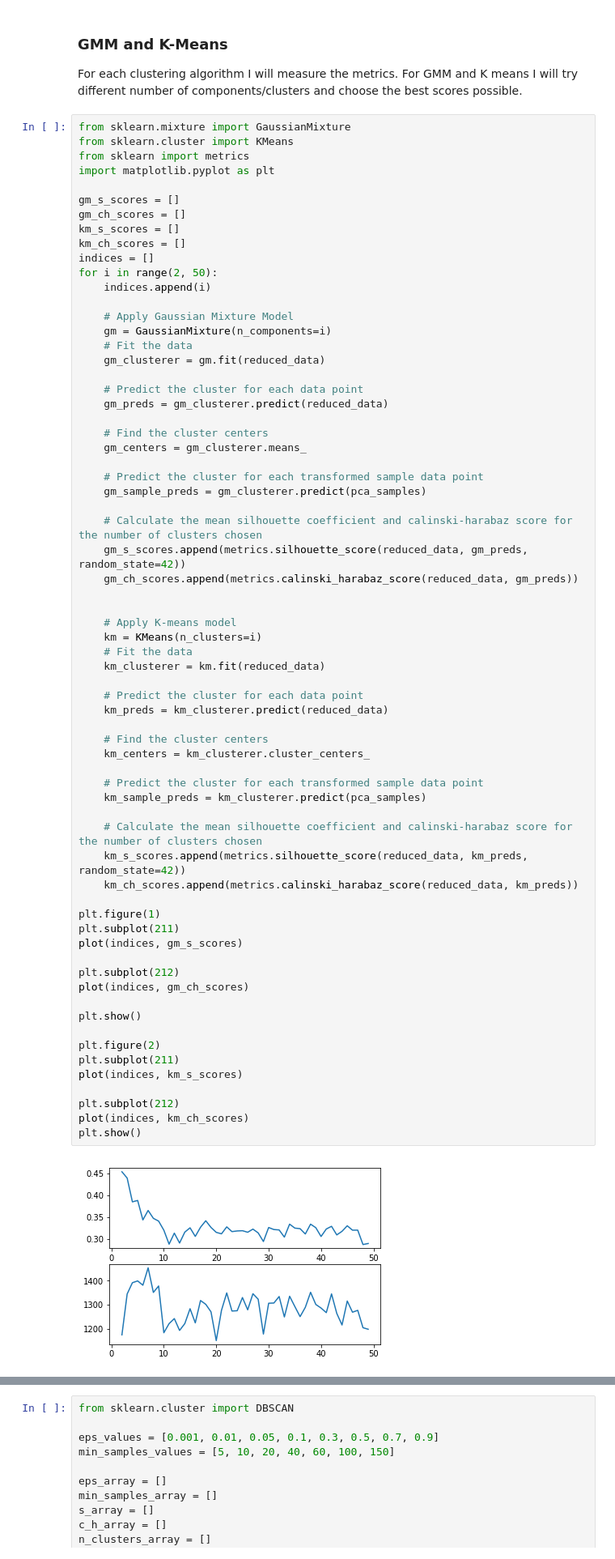
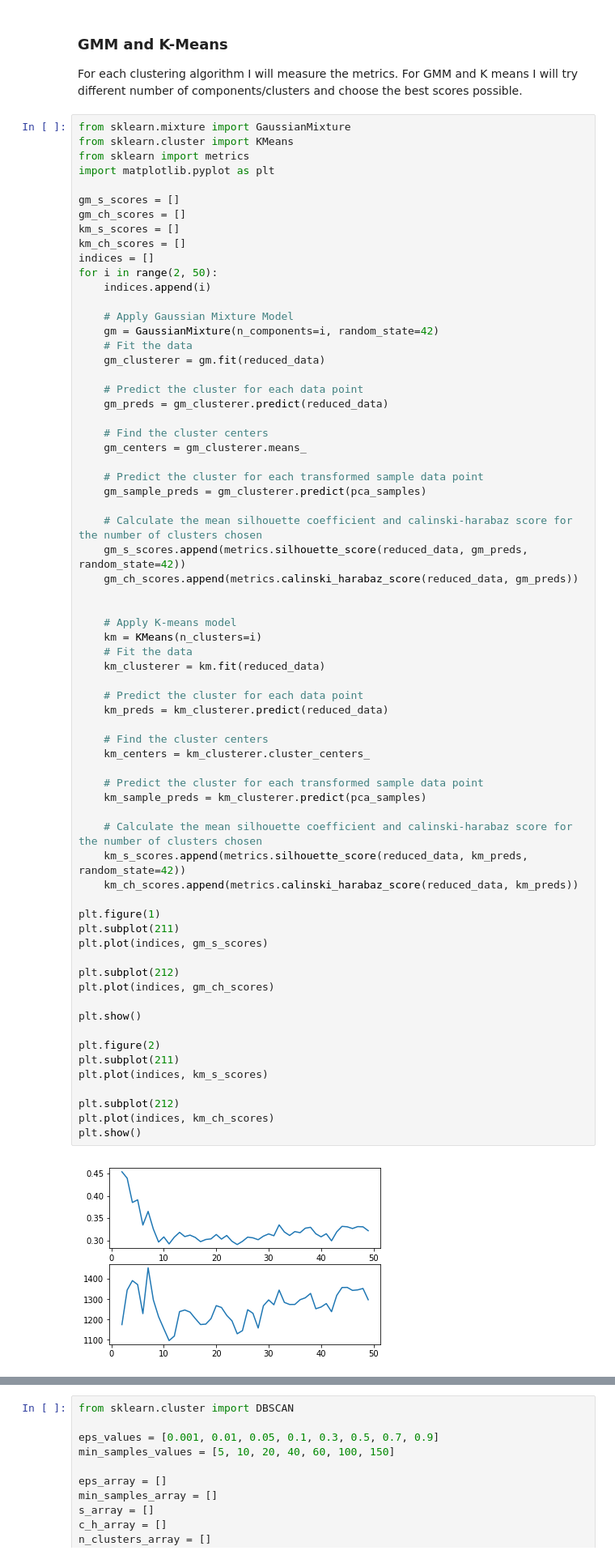
Before and after one commit to DibPuelma/mlnd_capstone, a Jupyter notebook: capstone.ipynb, the cells around one changed output, grey strips where cells are left out. Shown at 81% size. Cells and saved outputs as stored; diff of their text form.

```diff
--- a/capstone.ipynb
+++ b/capstone.ipynb
@@ -361,7 +361,7 @@ for i in range(2, 50):
     indices.append(i)
 
     # Apply Gaussian Mixture Model
-    gm = GaussianMixture(n_components=i)
+    gm = GaussianMixture(n_components=i, random_state=42)
     # Fit the data
     gm_clusterer = gm.fit(reduced_data)
 
@@ -383,35 +383,35 @@ for i in range(2, 50):
     km = KMeans(n_clusters=i)
     # Fit the data
     km_clusterer = km.fit(reduced_data)
 
     # Predict the cluster for each data point
     km_preds = km_clusterer.predict(reduced_data)
 
     # Find the cluster centers
     km_centers = km_clusterer.cluster_centers_
 
     # Predict the cluster for each transformed sample data point
     km_sample_preds = km_clusterer.predict(pca_samples)
 
     # Calculate the mean silhouette coefficient and calinski-harabaz score for the number of clusters chosen
     km_s_scores.append(metrics.silhouette_score(reduced_data, km_preds, random_state=42))
     km_ch_scores.append(metrics.calinski_harabaz_score(reduced_data, km_preds))
 
 plt.figure(1)
 plt.subplot(211)
-plot(indices, gm_s_scores)
+plt.plot(indices, gm_s_scores)
 
 plt.subplot(212)
-plot(indices, gm_ch_scores)
+plt.plot(indices, gm_ch_scores)
 
 plt.show()
 
 plt.figure(2)
 plt.subplot(211)
-plot(indices, km_s_scores)
+plt.plot(indices, km_s_scores)
 
 plt.subplot(212)
-plot(indices, km_ch_scores)
+plt.plot(indices, km_ch_scores)
 plt.show()
 # %% [output]
-[figure, old version]
+[figure, new version]
```
Also changed, not shown: parts of 8 cells of this notebook, 1 other file.
